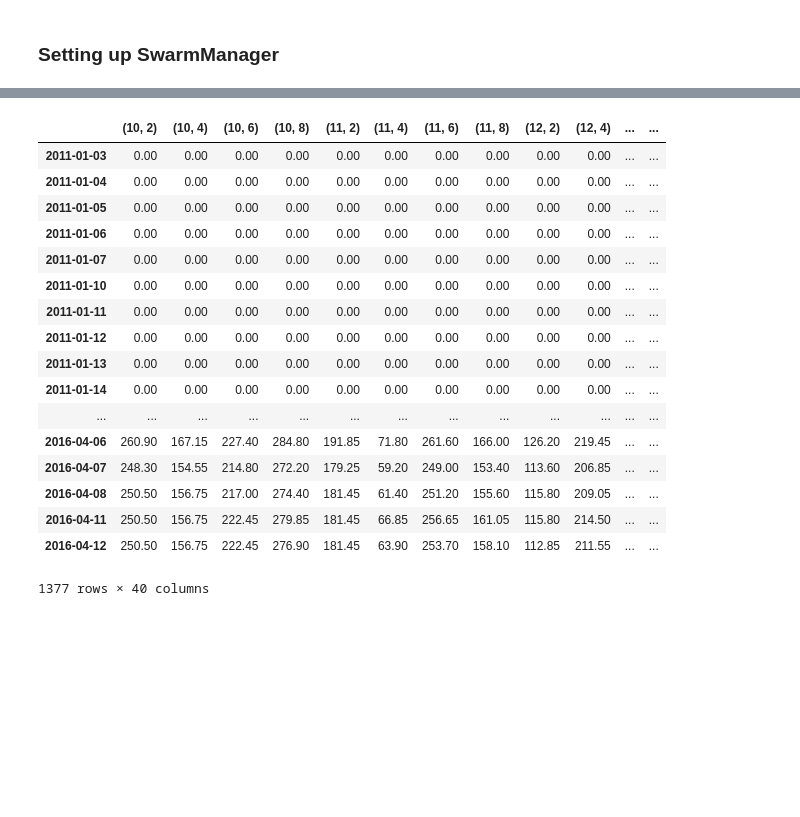
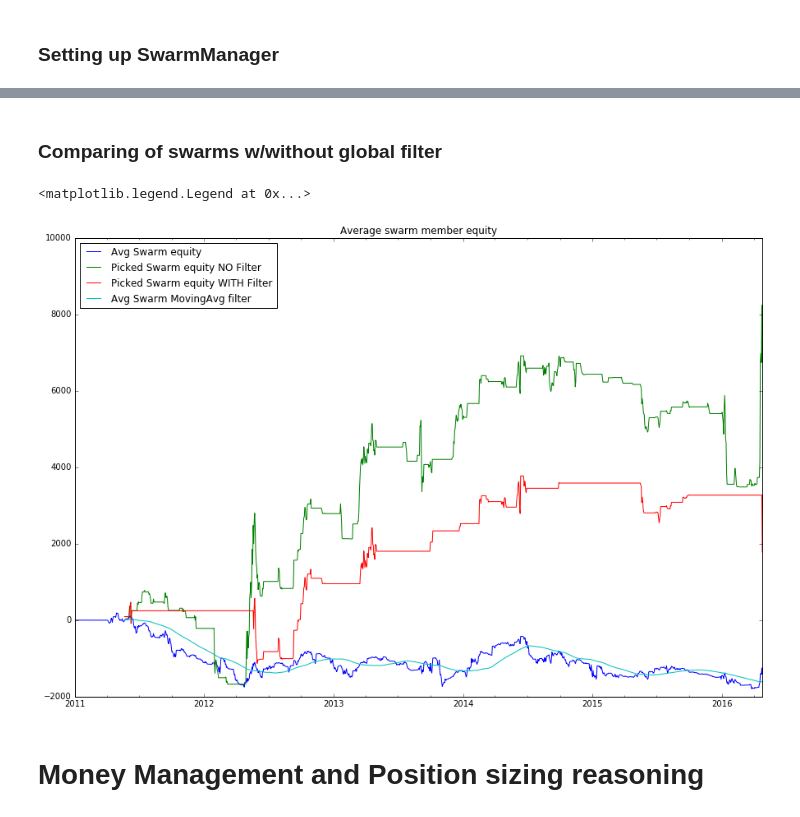
Before and after one commit to trendmanagement/tmqrexo_alexveden, a Jupyter notebook: notebooks/Strategy_MAcrossingTrail_Swarming_PosSizing.ipynb, the cells around one changed output, grey strips where cells are left out. Saved outputs shown, nothing was run; the diff lists cells and outputs as text; code cells hidden in the pictures; blank space fills up the shorter version.

```diff
--- a/notebooks/Strategy_MAcrossingTrail_Swarming_PosSizing.ipynb
+++ b/notebooks/Strategy_MAcrossingTrail_Swarming_PosSizing.ipynb
@@ -212,0 +221,13 @@ swarm2 = pd.DataFrame.from_dict(data)
+# %%
+#
+# We can analyse avg_swarm equity or apply EXO based logics, everything we want
+#
+
+global_filter = None
+
+# Simple logic: trade if avg_swarm equity greater then moving_average(100)
+global_filter = avg_swarm < avg_swarm.rolling(100).mean()
+
+# For example
+# global_filter = (swing point global filter)
+# global_filter = (global volatility index (like VIX, for each asset) filter)
@@ -242,21 +256,26 @@ ValueError: No objects to concatenate
-# %%
-swarm2
-# %% [output]
-|  | (10, 2) | (10, 4) | (10, 6) | (10, 8) | (11, 2) | (11, 4) | (11, 6) | (11, 8) | (12, 2) | (12, 4) | ... | ... |
-| 2011-01-03 | 0.00 | 0.00 | 0.00 | 0.00 | 0.00 | 0.00 | 0.00 | 0.00 | 0.00 | 0.00 | ... | ... |
-| 2011-01-04 | 0.00 | 0.00 | 0.00 | 0.00 | 0.00 | 0.00 | 0.00 | 0.00 | 0.00 | 0.00 | ... | ... |
-| 2011-01-05 | 0.00 | 0.00 | 0.00 | 0.00 | 0.00 | 0.00 | 0.00 | 0.00 | 0.00 | 0.00 | ... | ... |
-| 2011-01-06 | 0.00 | 0.00 | 0.00 | 0.00 | 0.00 | 0.00 | 0.00 | 0.00 | 0.00 | 0.00 | ... | ... |
-| 2011-01-07 | 0.00 | 0.00 | 0.00 | 0.00 | 0.00 | 0.00 | 0.00 | 0.00 | 0.00 | 0.00 | ... | ... |
-| 2011-01-10 | 0.00 | 0.00 | 0.00 | 0.00 | 0.00 | 0.00 | 0.00 | 0.00 | 0.00 | 0.00 | ... | ... |
-| 2011-01-11 | 0.00 | 0.00 | 0.00 | 0.00 | 0.00 | 0.00 | 0.00 | 0.00 | 0.00 | 0.00 | ... | ... |
-| 2011-01-12 | 0.00 | 0.00 | 0.00 | 0.00 | 0.00 | 0.00 | 0.00 | 0.00 | 0.00 | 0.00 | ... | ... |
-| 2011-01-13 | 0.00 | 0.00 | 0.00 | 0.00 | 0.00 | 0.00 | 0.00 | 0.00 | 0.00 | 0.00 | ... | ... |
-| 2011-01-14 | 0.00 | 0.00 | 0.00 | 0.00 | 0.00 | 0.00 | 0.00 | 0.00 | 0.00 | 0.00 | ... | ... |
-| ... | ... | ... | ... | ... | ... | ... | ... | ... | ... | ... | ... | ... |
-| 2016-04-06 | 260.90 | 167.15 | 227.40 | 284.80 | 191.85 | 71.80 | 261.60 | 166.00 | 126.20 | 219.45 | ... | ... |
-| 2016-04-07 | 248.30 | 154.55 | 214.80 | 272.20 | 179.25 | 59.20 | 249.00 | 153.40 | 113.60 | 206.85 | ... | ... |
-| 2016-04-08 | 250.50 | 156.75 | 217.00 | 274.40 | 181.45 | 61.40 | 251.20 | 155.60 | 115.80 | 209.05 | ... | ... |
-| 2016-04-11 | 250.50 | 156.75 | 222.45 | 279.85 | 181.45 | 66.85 | 256.65 | 161.05 | 115.80 | 214.50 | ... | ... |
-| 2016-04-12 | 250.50 | 156.75 | 222.45 | 276.90 | 181.45 | 63.90 | 253.70 | 158.10 | 112.85 | 211.55 | ... | ... |
-1377 rows × 40 columns
+# %% [markdown]
+### Comparing of swarms w/without global filter
+# %%
+eq_changes = swarm.diff()
+
+
+is_picked_df_no_filter = swarm_manager.backtest(swarm)
+is_picked_df_with_filter = swarm_manager.backtest(swarm, global_filter)
+
+avg_picked_equity_no_filter = eq_changes[is_picked_df_no_filter == 1.0].mean(axis=1).cumsum().ffill()
+avg_picked_equity_with_filter = eq_changes[is_picked_df_with_filter == 1.0].mean(axis=1).cumsum().ffill()
+
+avg_all_equity = avg_swarm
+
+
+avg_all_equity.plot(label='Avg Swarm equity');
+avg_picked_equity_no_filter.plot(label='Picked Swarm equity NO Filter')
+avg_picked_equity_with_filter.plot(label='Picked Swarm equity WITH Filter')
+avg_swarm.rolling(100).mean().plot(label='Avg Swarm MovingAvg filter')
+title('Average swarm member equity');
+legend(loc=2)
+# %% [output]
+<matplotlib.legend.Legend at 0x...>
+[figure, added]
+# %% [markdown]
+# Money Management and Position sizing reasoning
```
Also changed, not shown: parts of 33 cells of this notebook, 5 other files.
